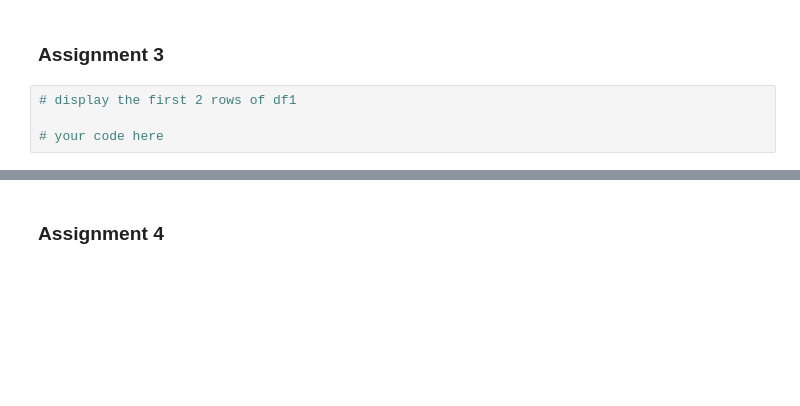
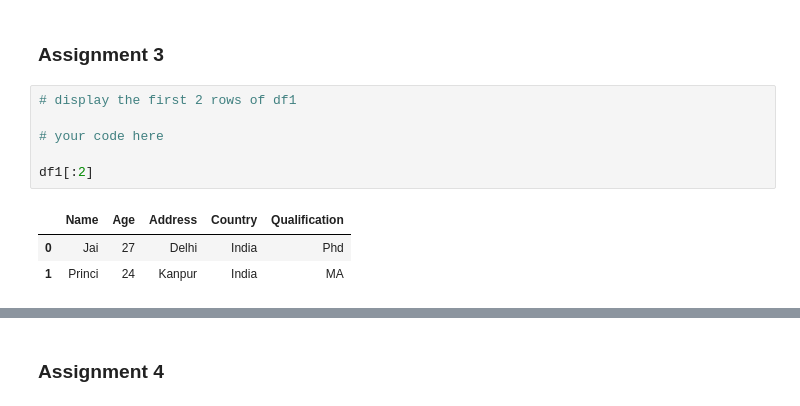
Before and after one commit to ripal64/Python_Excel_Automation, a Jupyter notebook: Python_Basics_Module_1_practice.ipynb, the cells around one changed output, grey strips where cells are left out. Cells and saved outputs as stored; diff of their text form; blank space fills up the shorter version.

```diff
--- a/Python_Basics_Module_1_practice.ipynb
+++ b/Python_Basics_Module_1_practice.ipynb
@@ -1966,7 +2048,13 @@ df1
 # %%
 # display the first 2 rows of df1
 
 # your code here
+
+df1[:2]
+# %% [output]
+|  | Name | Age | Address | Country | Qualification |
+| 0 | Jai | 27 | Delhi | India | Phd |
+| 1 | Princi | 24 | Kanpur | India | MA |
 # %%
 #@title Display Solution 3
 
```
Also changed, not shown: parts of 47 cells of this notebook.
